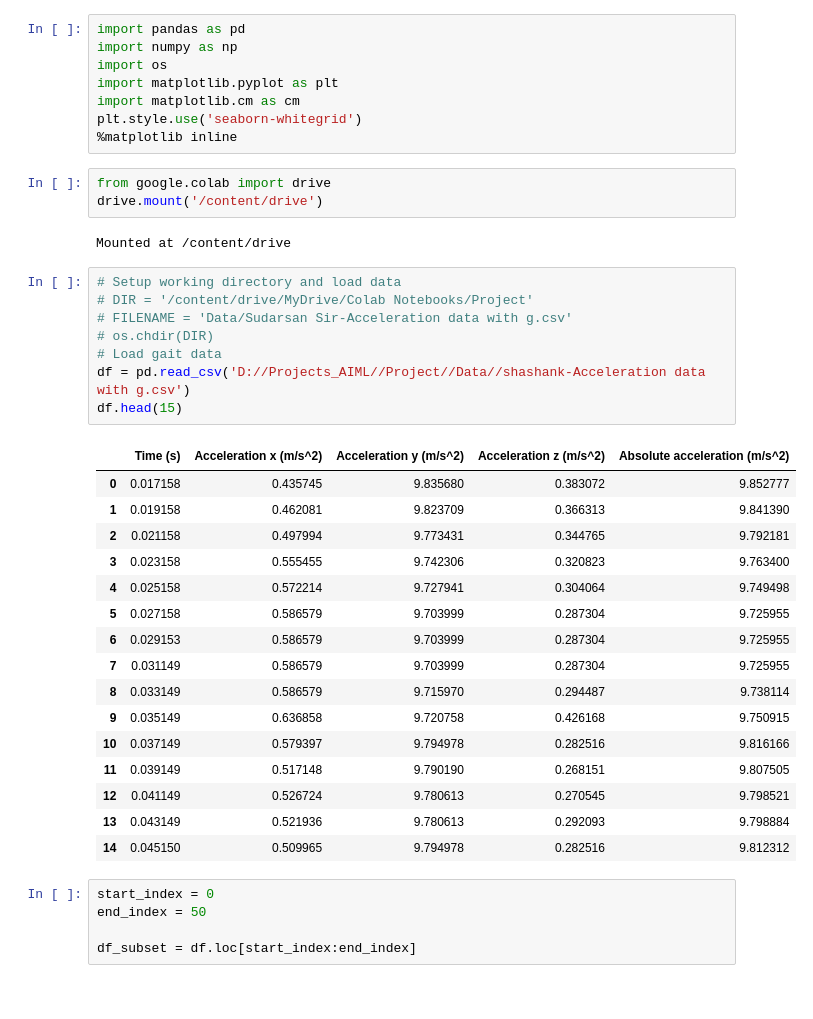
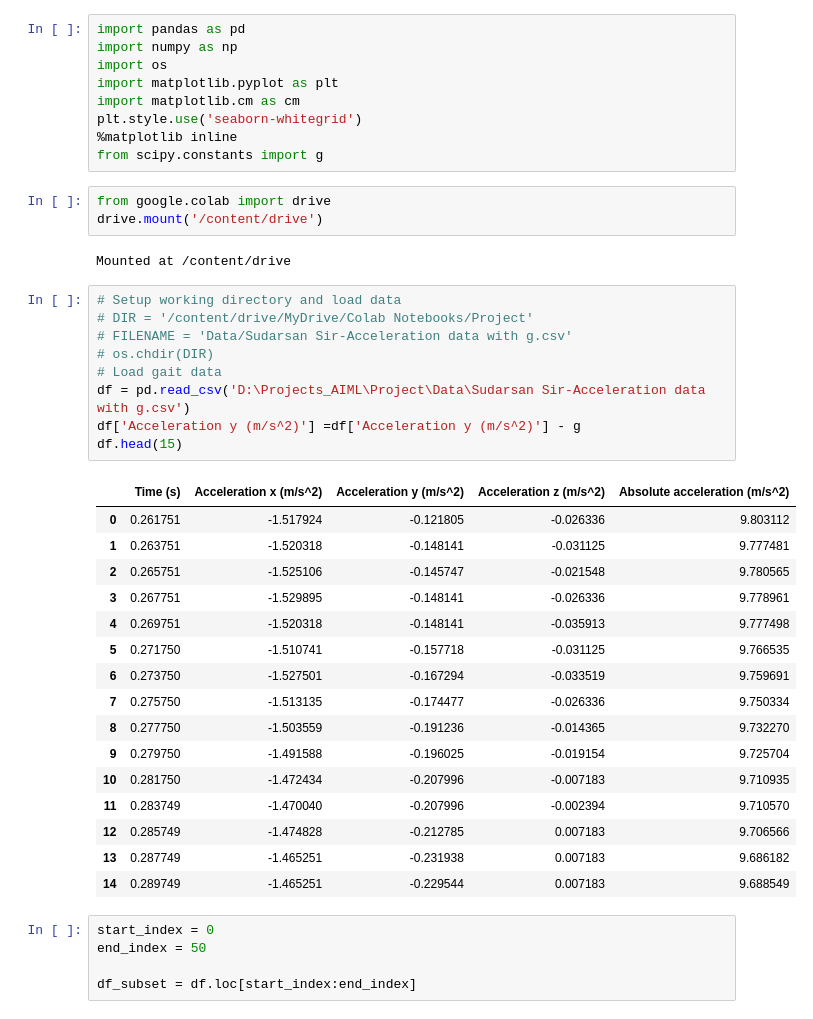
Before and after one commit to AtishaySG25/Project_AIML, a Jupyter notebook: Project/Peak_Detection.ipynb, the cells around one changed output. Cells and saved outputs as stored; diff of their text form.

```diff
--- a/Project/Peak_Detection.ipynb
+++ b/Project/Peak_Detection.ipynb
@@ -6,6 +6,7 @@ import matplotlib.pyplot as plt
 import matplotlib.cm as cm
 plt.style.use('seaborn-whitegrid')
 %matplotlib inline
+from scipy.constants import g
 # %%
 from google.colab import drive
 drive.mount('/content/drive')
@@ -14,28 +15,29 @@ Mounted at /content/drive
 # %%
 # Setup working directory and load data
 # DIR = '/content/drive/MyDrive/Colab Notebooks/Project'
 # FILENAME = 'Data/Sudarsan Sir-Acceleration data with g.csv'
 # os.chdir(DIR)
 # Load gait data
-df = pd.read_csv('D://Projects_AIML//Project//Data//shashank-Acceleration data with g.csv')
+df = pd.read_csv('D:\Projects_AIML\Project\Data\Sudarsan Sir-Acceleration data with g.csv')
+df['Acceleration y (m/s^2)'] =df['Acceleration y (m/s^2)'] - g
 df.head(15)
 # %% [output]
 |  | Time (s) | Acceleration x (m/s^2) | Acceleration y (m/s^2) | Acceleration z (m/s^2) | Absolute acceleration (m/s^2) |
-| 0 | 0.017158 | 0.435745 | 9.835680 | 0.383072 | 9.852777 |
-| 1 | 0.019158 | 0.462081 | 9.823709 | 0.366313 | 9.841390 |
-| 2 | 0.021158 | 0.497994 | 9.773431 | 0.344765 | 9.792181 |
-| 3 | 0.023158 | 0.555455 | 9.742306 | 0.320823 | 9.763400 |
-| 4 | 0.025158 | 0.572214 | 9.727941 | 0.304064 | 9.749498 |
-| 5 | 0.027158 | 0.586579 | 9.703999 | 0.287304 | 9.725955 |
-| 6 | 0.029153 | 0.586579 | 9.703999 | 0.287304 | 9.725955 |
-| 7 | 0.031149 | 0.586579 | 9.703999 | 0.287304 | 9.725955 |
-| 8 | 0.033149 | 0.586579 | 9.715970 | 0.294487 | 9.738114 |
-| 9 | 0.035149 | 0.636858 | 9.720758 | 0.426168 | 9.750915 |
-| 10 | 0.037149 | 0.579397 | 9.794978 | 0.282516 | 9.816166 |
-| 11 | 0.039149 | 0.517148 | 9.790190 | 0.268151 | 9.807505 |
-| 12 | 0.041149 | 0.526724 | 9.780613 | 0.270545 | 9.798521 |
-| 13 | 0.043149 | 0.521936 | 9.780613 | 0.292093 | 9.798884 |
-| 14 | 0.045150 | 0.509965 | 9.794978 | 0.282516 | 9.812312 |
+| 0 | 0.261751 | -1.517924 | -0.121805 | -0.026336 | 9.803112 |
+| 1 | 0.263751 | -1.520318 | -0.148141 | -0.031125 | 9.777481 |
+| 2 | 0.265751 | -1.525106 | -0.145747 | -0.021548 | 9.780565 |
+| 3 | 0.267751 | -1.529895 | -0.148141 | -0.026336 | 9.778961 |
+| 4 | 0.269751 | -1.520318 | -0.148141 | -0.035913 | 9.777498 |
+| 5 | 0.271750 | -1.510741 | -0.157718 | -0.031125 | 9.766535 |
+| 6 | 0.273750 | -1.527501 | -0.167294 | -0.033519 | 9.759691 |
+| 7 | 0.275750 | -1.513135 | -0.174477 | -0.026336 | 9.750334 |
+| 8 | 0.277750 | -1.503559 | -0.191236 | -0.014365 | 9.732270 |
+| 9 | 0.279750 | -1.491588 | -0.196025 | -0.019154 | 9.725704 |
+| 10 | 0.281750 | -1.472434 | -0.207996 | -0.007183 | 9.710935 |
+| 11 | 0.283749 | -1.470040 | -0.207996 | -0.002394 | 9.710570 |
+| 12 | 0.285749 | -1.474828 | -0.212785 | 0.007183 | 9.706566 |
+| 13 | 0.287749 | -1.465251 | -0.231938 | 0.007183 | 9.686182 |
+| 14 | 0.289749 | -1.465251 | -0.229544 | 0.007183 | 9.688549 |
 # %%
 start_index = 0
 end_index = 50
```
Also changed, not shown: parts of 1 cell of this notebook, 1 other file.
